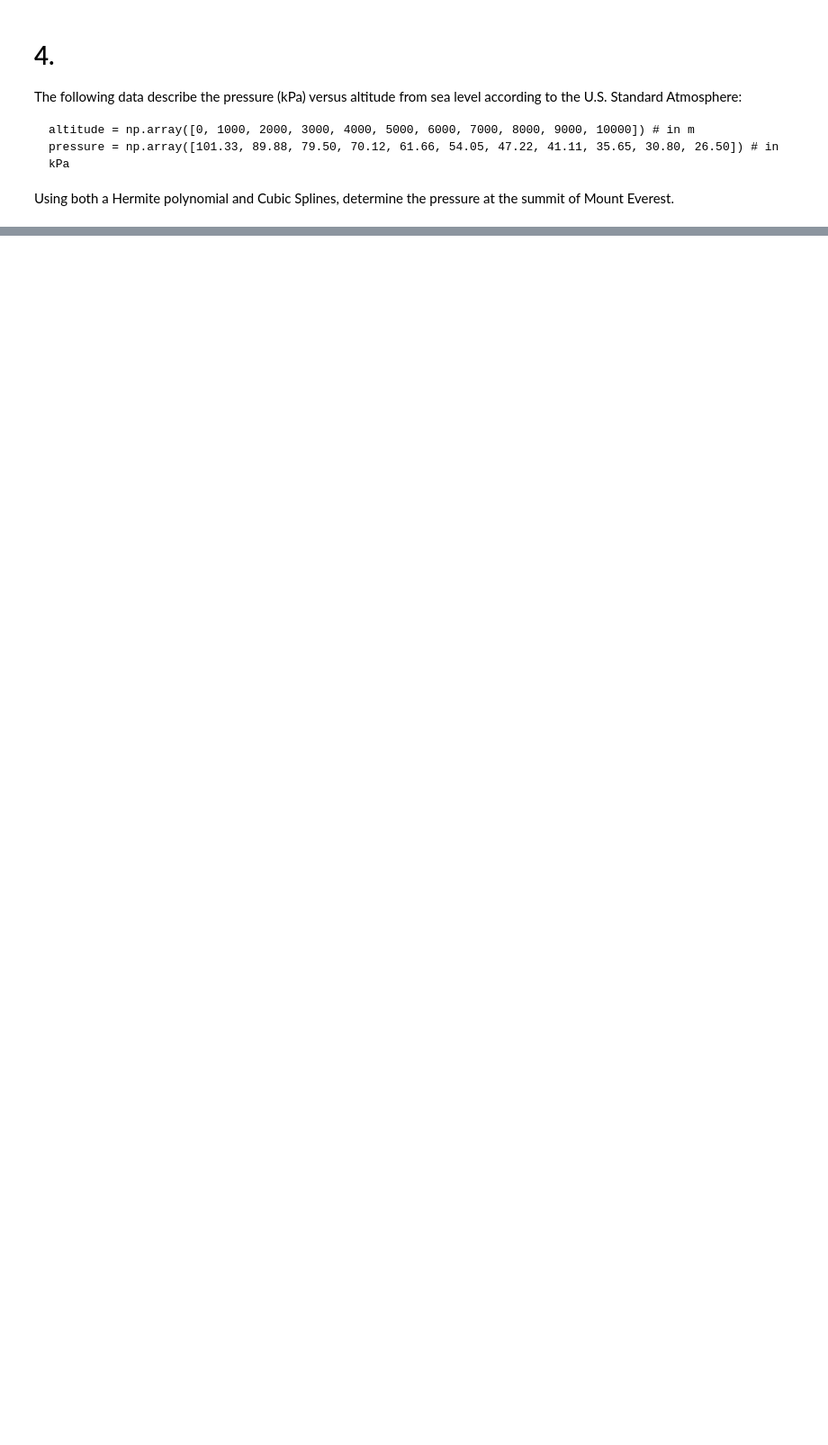
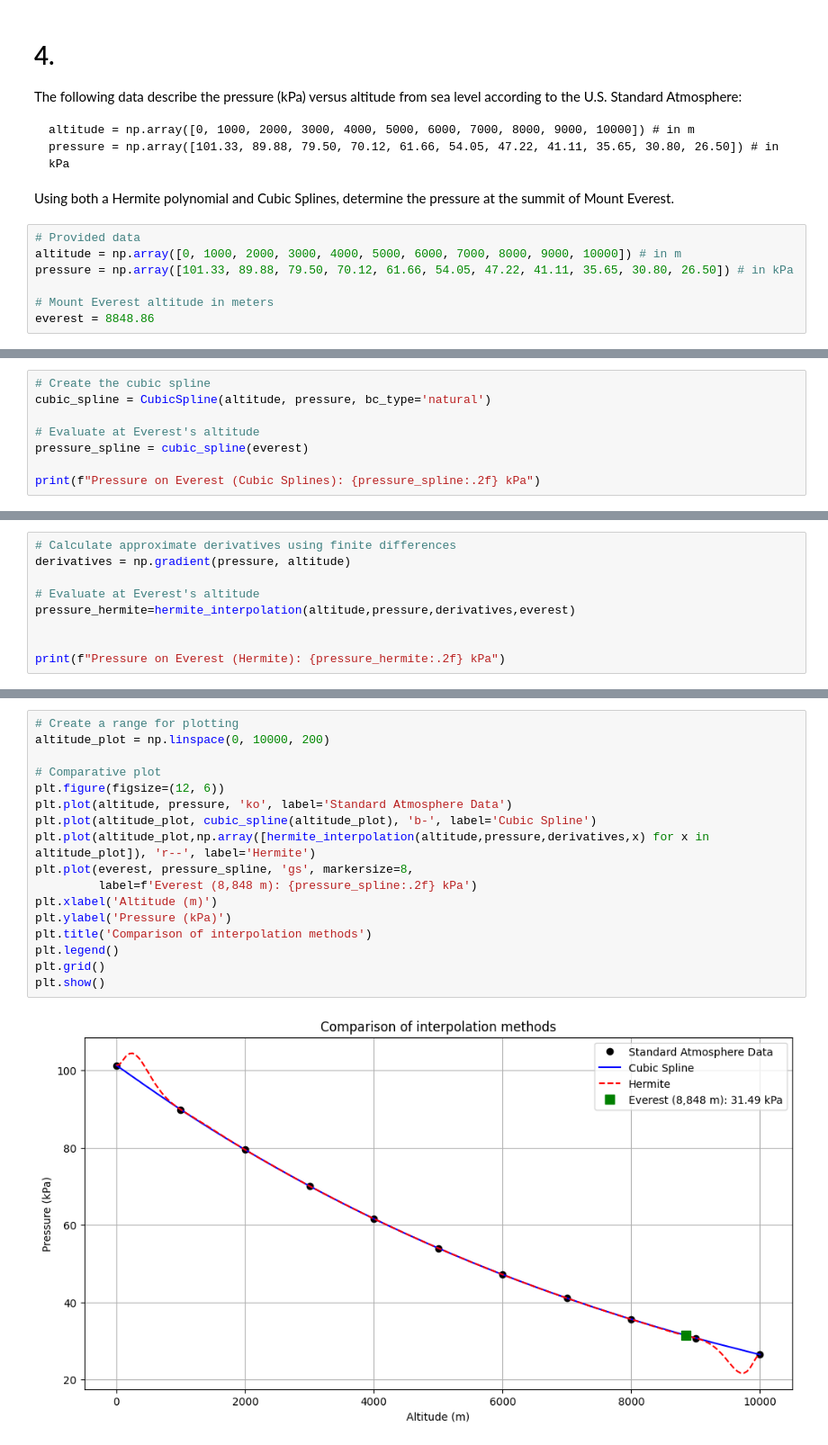
Before and after one commit to danielruizm16/ComputationalMethods, a Jupyter notebook: Interpolation/Interpolation_exercises.ipynb, the cells around one changed output, grey strips where cells are left out. Shown: that part at 90% size. Saved outputs shown, nothing was run; the diff lists cells and outputs as text; blank space fills up the shorter version.

````diff
--- a/Interpolation/Interpolation_exercises.ipynb
+++ b/Interpolation/Interpolation_exercises.ipynb
@@ -279,3 +388,10 @@ pressure = np.array([101.33, 89.88, 79.50, 70.12, 61.66, 54.05, 47.22, 41.11, 35
 ```
 
 Using both a Hermite polynomial and Cubic Splines, determine the pressure at the summit of Mount Everest.
+# %%
+# Provided data
+altitude = np.array([0, 1000, 2000, 3000, 4000, 5000, 6000, 7000, 8000, 9000, 10000]) # in m
+pressure = np.array([101.33, 89.88, 79.50, 70.12, 61.66, 54.05, 47.22, 41.11, 35.65, 30.80, 26.50]) # in kPa
+
+# Mount Everest altitude in meters
+everest = 8848.86
@@ -281,0 +400,8 @@ Using both a Hermite polynomial and Cubic Splines, determine the pressure at the
+# %%
+# Create the cubic spline
+cubic_spline = CubicSpline(altitude, pressure, bc_type='natural')
+
+# Evaluate at Everest's altitude
+pressure_spline = cubic_spline(everest)
+
+print(f"Pressure on Everest (Cubic Splines): {pressure_spline:.2f} kPa")
@@ -281,0 +448,9 @@ Using both a Hermite polynomial and Cubic Splines, determine the pressure at the
+# %%
+# Calculate approximate derivatives using finite differences
+derivatives = np.gradient(pressure, altitude)
+
+# Evaluate at Everest's altitude
+pressure_hermite=hermite_interpolation(altitude,pressure,derivatives,everest)
+
+
+print(f"Pressure on Everest (Hermite): {pressure_hermite:.2f} kPa")
@@ -282,3 +459,22 @@ Using both a Hermite polynomial and Cubic Splines, determine the pressure at the
+# %%
+# Create a range for plotting
+altitude_plot = np.linspace(0, 10000, 200)
+
+# Comparative plot
+plt.figure(figsize=(12, 6))
+plt.plot(altitude, pressure, 'ko', label='Standard Atmosphere Data')
+plt.plot(altitude_plot, cubic_spline(altitude_plot), 'b-', label='Cubic Spline')
+plt.plot(altitude_plot,np.array([hermite_interpolation(altitude,pressure,derivatives,x) for x in altitude_plot]), 'r--', label='Hermite')
+plt.plot(everest, pressure_spline, 'gs', markersize=8,
+         label=f'Everest (8,848 m): {pressure_spline:.2f} kPa')
+plt.xlabel('Altitude (m)')
+plt.ylabel('Pressure (kPa)')
+plt.title('Comparison of interpolation methods')
+plt.legend()
+plt.grid()
+plt.show()
+# %% [output]
+[figure, added]
 # %% [markdown]
 # 5.
 In nuclear physics, the scattering cross section is calculated from collision experiments. It is known from theory that the cross section is described by the Breit-Wigner formula,
````
Also changed, not shown: parts of 26 cells of this notebook.
